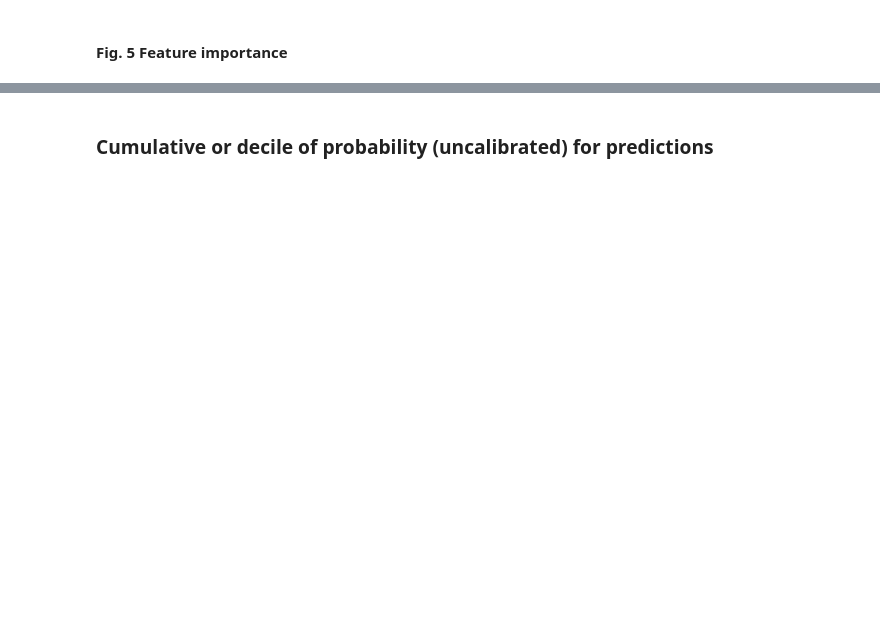
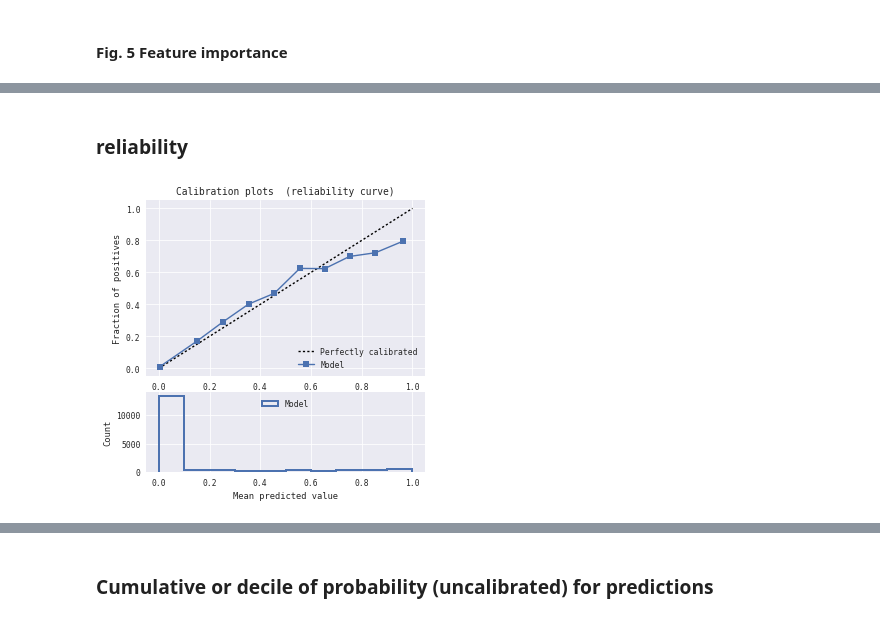
Before and after one commit to yuwei2341/PYSCRP, a Jupyter notebook: EDA.ipynb, the cells around one changed output, grey strips where cells are left out. Drawn from its saved outputs; the diff is of its cells as text; code cells hidden in the pictures; blank space fills up the shorter version.

```diff
--- a/EDA.ipynb
+++ b/EDA.ipynb
@@ -690,0 +690,6 @@ ml.plot_importance(importances, feature_names, ax)
+# %% [markdown]
+### reliability
+# %%
+ml.proba_calibration(y_test, score)
+# %% [output]
+[figure, added]
```
Also changed, not shown: parts of 16 cells of this notebook, 1 other file.
